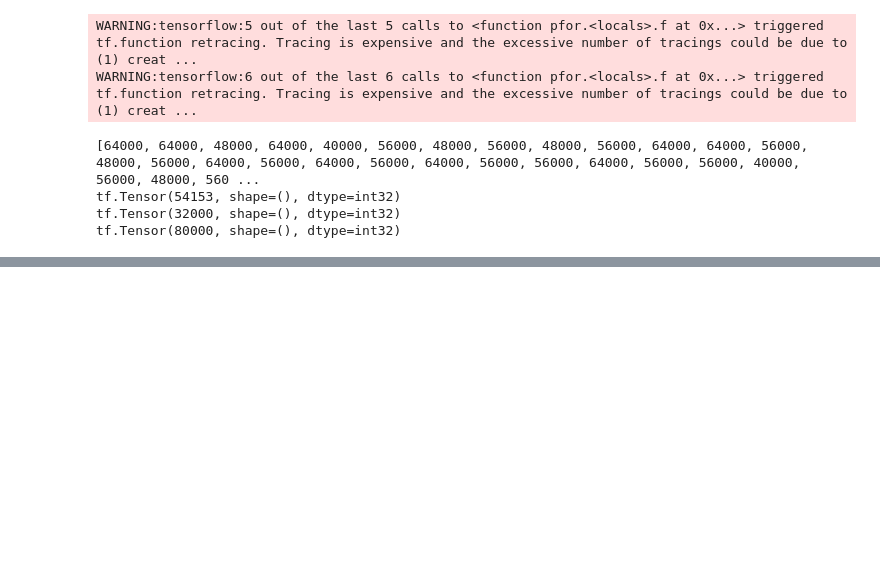
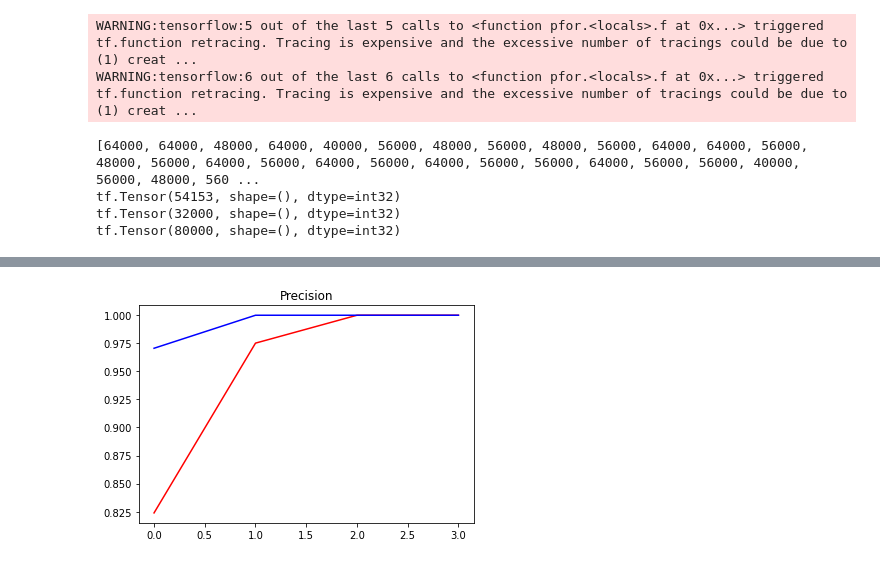
Before and after one commit to ChamithDilshan/Z_by_HP_Unlocked_Challenge_3, a Jupyter notebook: code.ipynb, the cells around one changed output, grey strips where cells are left out. Saved outputs shown, nothing was run; the diff lists cells and outputs as text; code cells hidden in the pictures; blank space fills up the shorter version.

```diff
--- a/code.ipynb
+++ b/code.ipynb
@@ -94,0 +172,7 @@ plt.show()
+# %%
+plt.title('Precision')
+plt.plot(hist.history['precision_1'], 'r')
+plt.plot(hist.history['val_precision_1'], 'b')
+plt.show()
+# %% [output]
+[figure, added]
```
Also changed, not shown: parts of 21 cells of this notebook.
